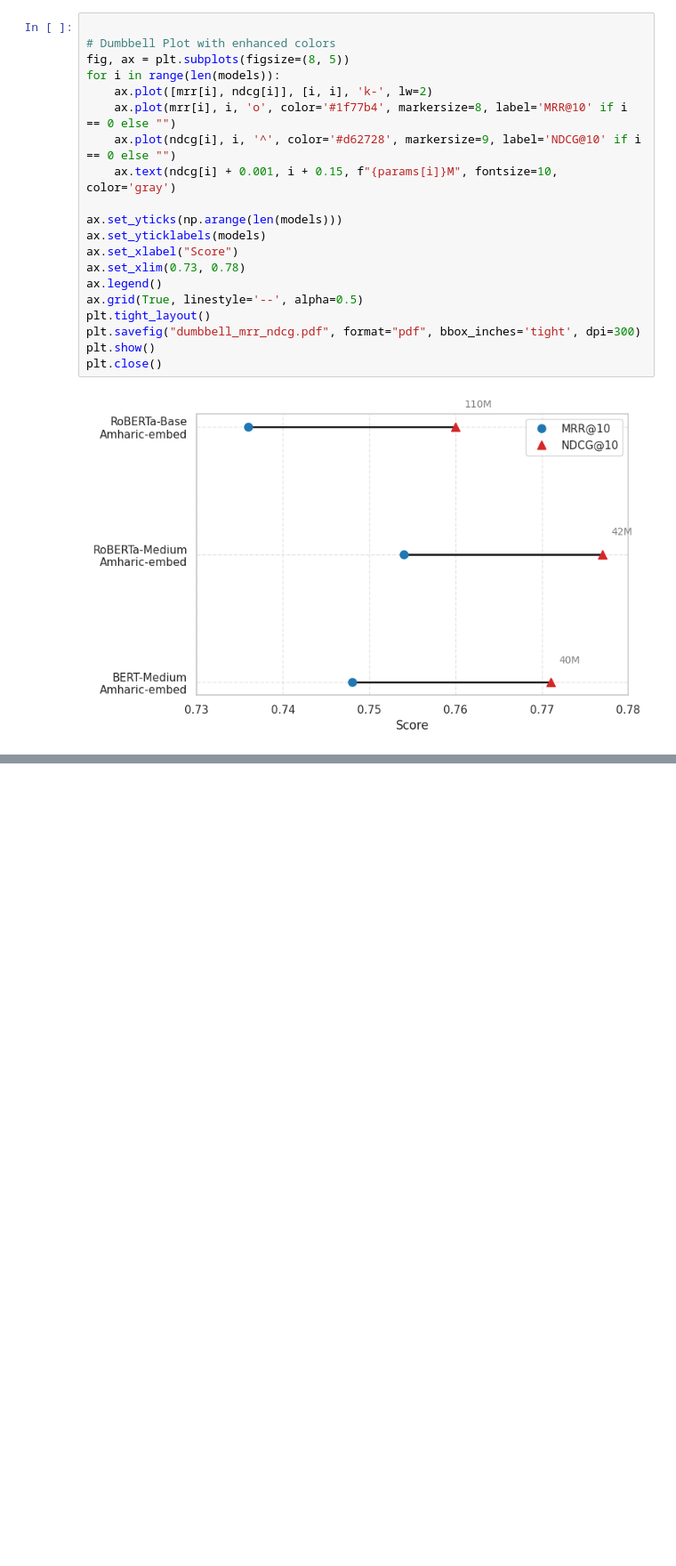
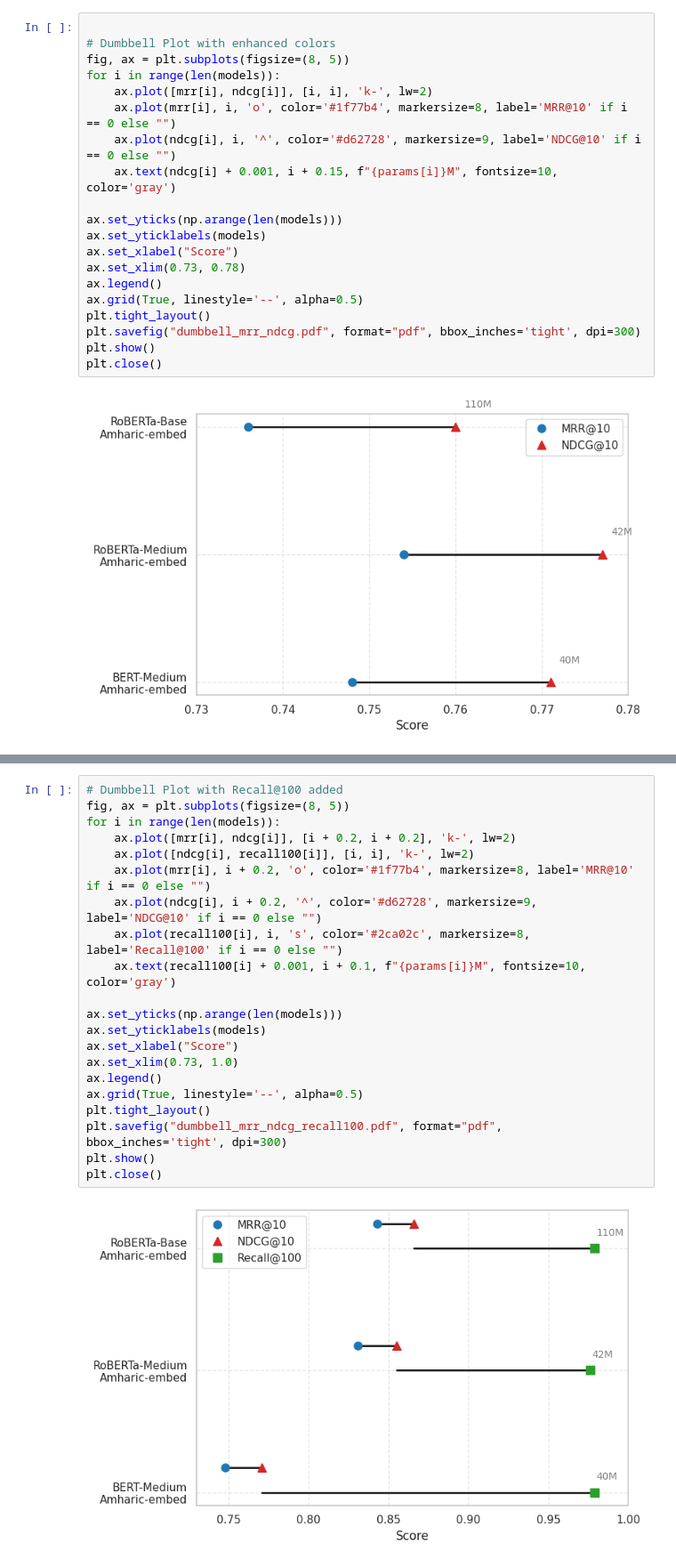
Before and after one commit to kidist-amde/amharic-ir-benchmarks, a Jupyter notebook: notebooks/analysis_colbert_model_comparison.ipynb, the cells around one changed output, grey strips where cells are left out. Shown: that part at 89% size. Cells and saved outputs as stored; diff of their text form; blank space fills up the shorter version.

```diff
--- a/notebooks/analysis_colbert_model_comparison.ipynb
+++ b/notebooks/analysis_colbert_model_comparison.ipynb
@@ -556,0 +597,23 @@ plt.close()
+# %%
+# Dumbbell Plot with Recall@100 added
+fig, ax = plt.subplots(figsize=(8, 5))
+for i in range(len(models)):
+    ax.plot([mrr[i], ndcg[i]], [i + 0.2, i + 0.2], 'k-', lw=2)
+    ax.plot([ndcg[i], recall100[i]], [i, i], 'k-', lw=2)
+    ax.plot(mrr[i], i + 0.2, 'o', color='#1f77b4', markersize=8, label='MRR@10' if i == 0 else "")
+    ax.plot(ndcg[i], i + 0.2, '^', color='#d62728', markersize=9, label='NDCG@10' if i == 0 else "")
+    ax.plot(recall100[i], i, 's', color='#2ca02c', markersize=8, label='Recall@100' if i == 0 else "")
+    ax.text(recall100[i] + 0.001, i + 0.1, f"{params[i]}M", fontsize=10, color='gray')
+
+ax.set_yticks(np.arange(len(models)))
+ax.set_yticklabels(models)
+ax.set_xlabel("Score")
+ax.set_xlim(0.73, 1.0)
+ax.legend()
+ax.grid(True, linestyle='--', alpha=0.5)
+plt.tight_layout()
+plt.savefig("dumbbell_mrr_ndcg_recall100.pdf", format="pdf", bbox_inches='tight', dpi=300)
+plt.show()
+plt.close()
+# %% [output]
+[figure, added]
```
Also changed, not shown: parts of 10 cells of this notebook, 1 other file.
